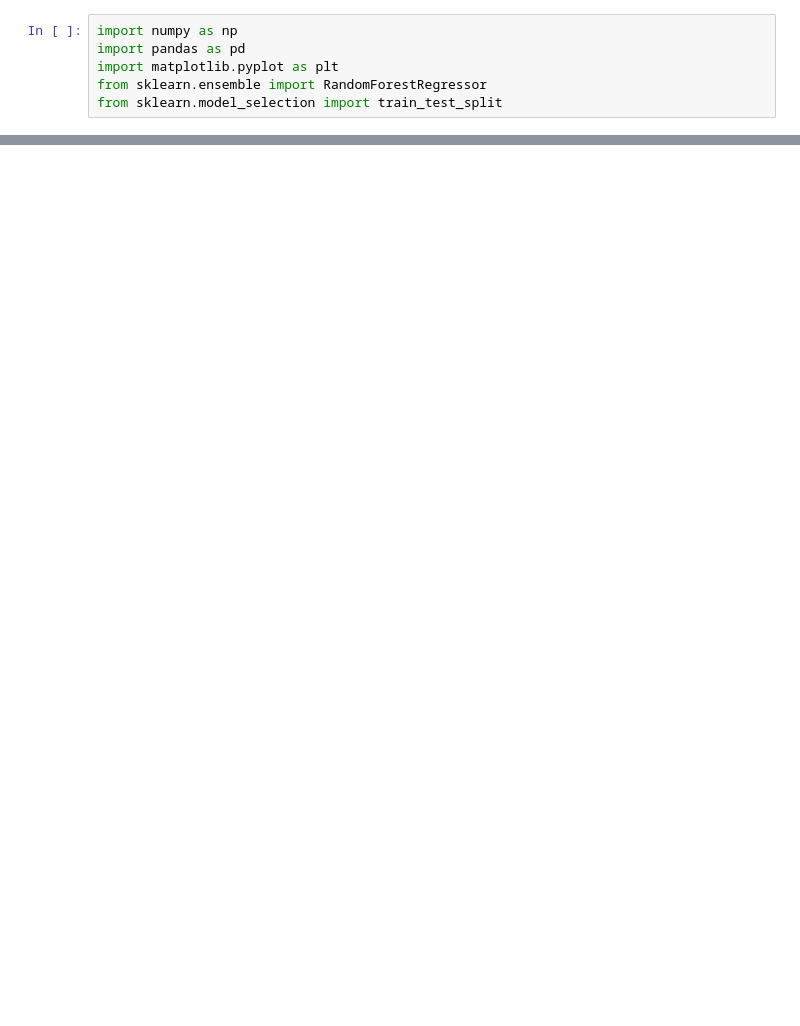
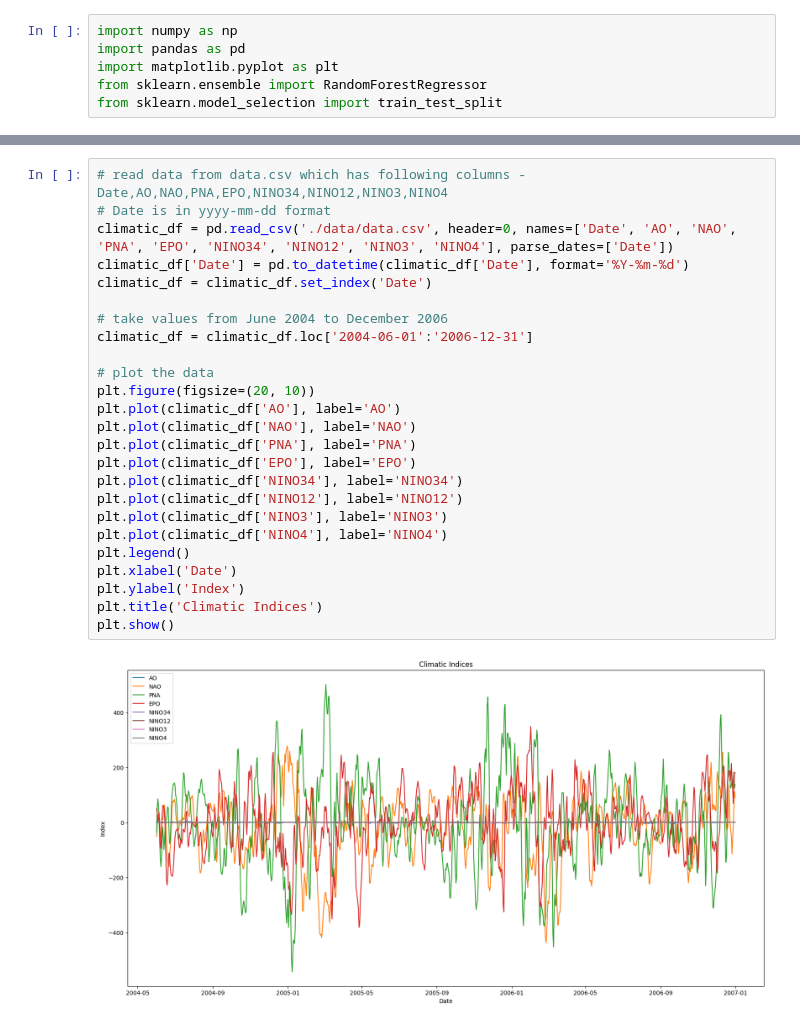
Before and after one commit to KKcuber/BTP-2, a Jupyter notebook: inflow_prediction.ipynb, the cells around one changed output, grey strips where cells are left out. Saved outputs shown, nothing was run; the diff lists cells and outputs as text; blank space fills up the shorter version.

```diff
--- a/inflow_prediction.ipynb
+++ b/inflow_prediction.ipynb
@@ -42,3 +46,30 @@ plt.title('Bhadra Haralahalli')
 plt.show()
 # %% [output]
 [figure]
+# %%
+# read data from data.csv which has following columns - Date,AO,NAO,PNA,EPO,NINO34,NINO12,NINO3,NINO4
+# Date is in yyyy-mm-dd format
+climatic_df = pd.read_csv('./data/data.csv', header=0, names=['Date', 'AO', 'NAO', 'PNA', 'EPO', 'NINO34', 'NINO12', 'NINO3', 'NINO4'], parse_dates=['Date'])
+climatic_df['Date'] = pd.to_datetime(climatic_df['Date'], format='%Y-%m-%d')
+climatic_df = climatic_df.set_index('Date')
+
+# take values from June 2004 to December 2006
+climatic_df = climatic_df.loc['2004-06-01':'2006-12-31']
+
+# plot the data
+plt.figure(figsize=(20, 10))
+plt.plot(climatic_df['AO'], label='AO')
+plt.plot(climatic_df['NAO'], label='NAO')
+plt.plot(climatic_df['PNA'], label='PNA')
+plt.plot(climatic_df['EPO'], label='EPO')
+plt.plot(climatic_df['NINO34'], label='NINO34')
+plt.plot(climatic_df['NINO12'], label='NINO12')
+plt.plot(climatic_df['NINO3'], label='NINO3')
+plt.plot(climatic_df['NINO4'], label='NINO4')
+plt.legend()
+plt.xlabel('Date')
+plt.ylabel('Index')
+plt.title('Climatic Indices')
+plt.show()
+# %% [output]
+[figure, added]
```
Also changed, not shown: parts of 4 cells of this notebook, 5 other files.
